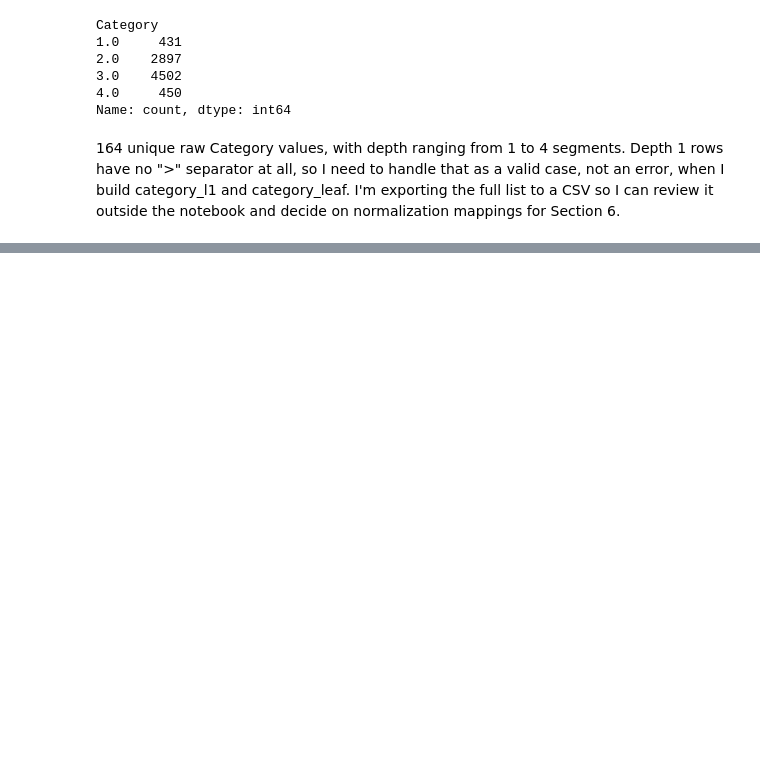
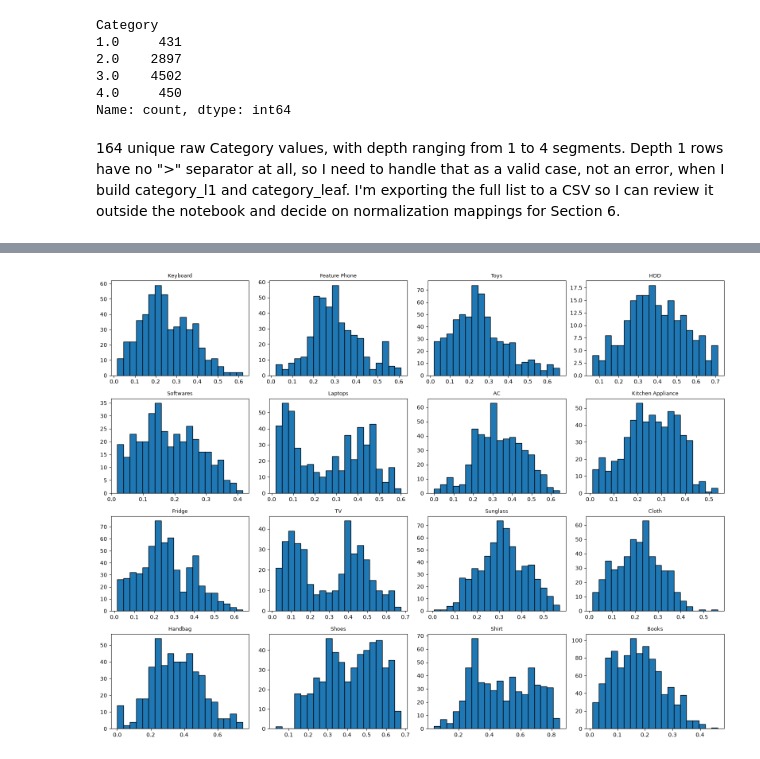
Before and after one commit to Rusher0077/Daraz-Automated-Price-Market-Intelligence-Pipeline, a Jupyter notebook: data_consolidation.ipynb, the cells around one changed output, grey strips where cells are left out. Drawn from its saved outputs; the diff is of its cells as text; code cells hidden in the pictures; blank space fills up the shorter version.

```diff
--- a/data_consolidation.ipynb
+++ b/data_consolidation.ipynb
@@ -133,0 +208,4 @@ category_counts.to_csv("data/category_value_counts.csv")
+# %%
+raw_combined = raw_combined.reset_index(drop=True)
+raw_combined["row_id"] = raw_combined.index
+raw_combined.to_csv("data/raw_combined.csv", index=False, encoding="utf-8-sig")
@@ -133,0 +323,11 @@ category_counts.to_csv("data/category_value_counts.csv")
+# %%
+sheets = raw_combined["source_sheet"].unique()
+fig, axes = plt.subplots(4, 4, figsize=(16, 12))
+for ax, sheet in zip(axes.flatten(), sheets):
+    scores = raw_combined[raw_combined["source_sheet"] == sheet]["category_similarity_score"]
+    ax.hist(scores, bins=20, edgecolor="black")
+    ax.set_title(sheet, fontsize=9)
+plt.tight_layout()
+plt.show()
+# %% [output]
+[figure, added]
```
Also changed, not shown: parts of 22 cells of this notebook.
